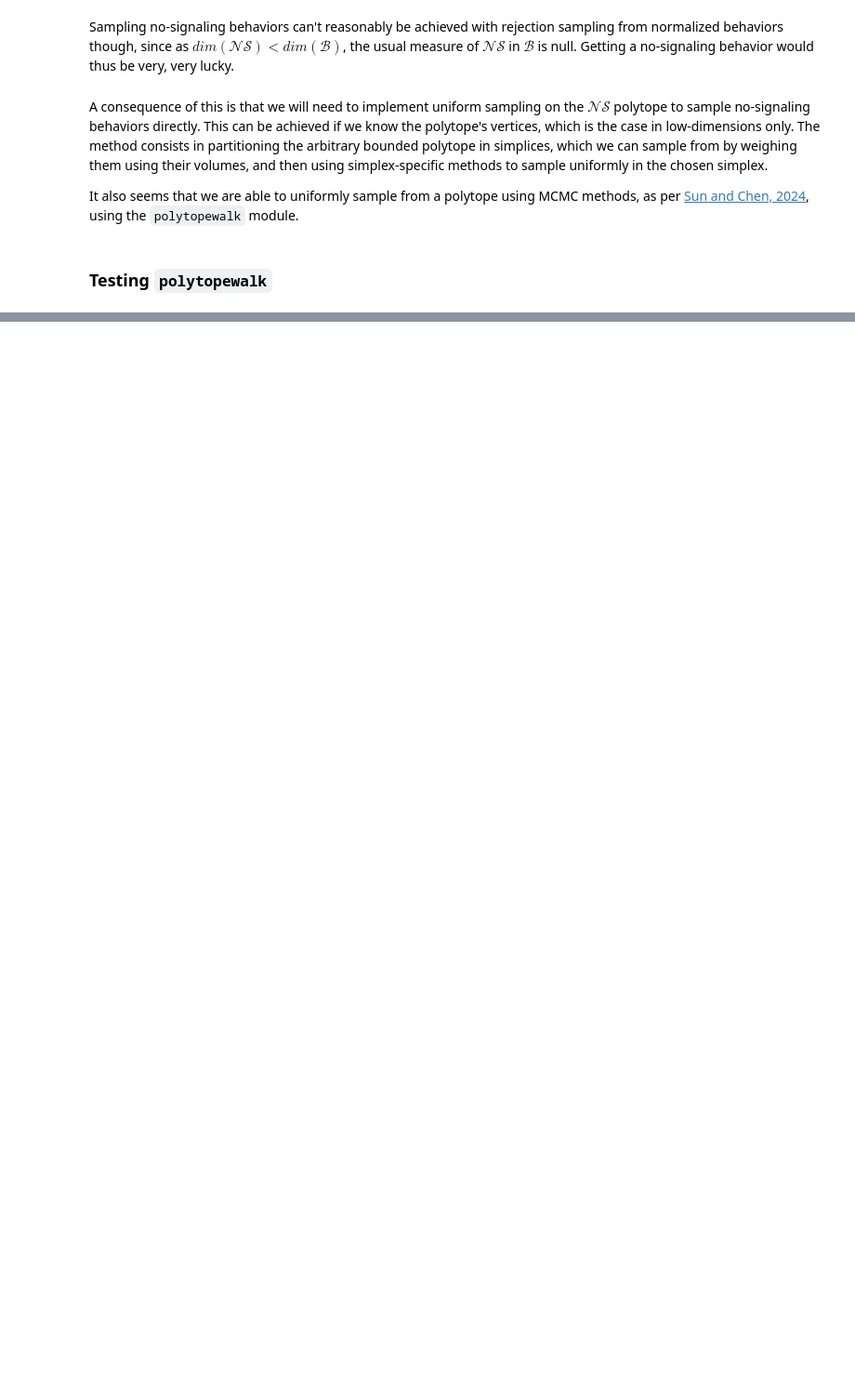
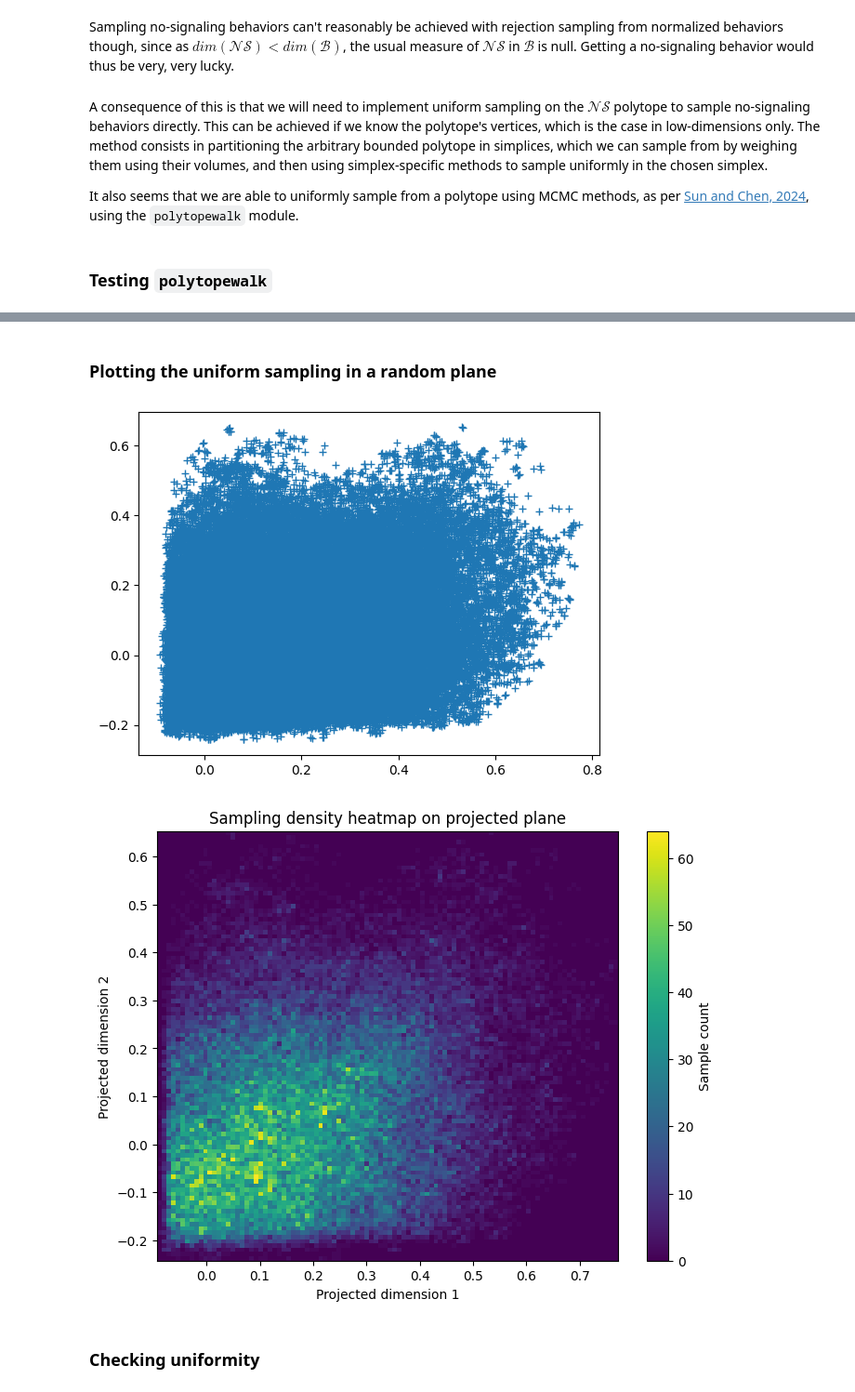
Before and after one commit to LgBossu/full-dimensional-srns-explorer, a Jupyter notebook: code/first_tests.ipynb, the cells around one changed output, grey strips where cells are left out. Shown at 93% size. Drawn from its saved outputs; the diff is of its cells as text; code cells hidden in the pictures; blank space fills up the shorter version.

Commit message:
Checking sampling uniformity after having debugged ns tests in Behavior class

```diff
--- a/code/first_tests.ipynb
+++ b/code/first_tests.ipynb
@@ -298,2 +293,45 @@ INFO       | Test center point: [ 5.00000000e-01 -7.27487666e-16  2.50000000e-01
+# %% [markdown]
+### Plotting the uniform sampling in a random plane
 # %%
-# help(pw.sparse.SparseCenter)
+# Pick a random behavior from the samples
+from random import choice
+
+import matplotlib.pyplot as plt
+
+ref_vector = choice(samples_og)
+
+# Build a projector onto a plane orthogonal to the vector
+def projector(v):
+    """
+    Build a projector onto a plane orthogonal to the vector v
+    v is assumed to be normalized
+    """
+    # Get the dimension of the vector
+    d = len(v)
+    # Build the projector matrix
+    P = np.eye(d) - np.outer(v, v)/np.dot(v, v)
+    indices = np.random.choice(range(d), 2, replace=False)
+    return P[indices,:]  # Keep only the first two rows to get a 2D projector
+proj = projector(ref_vector)
+
+# Project the samples onto the plane
+projected_samples = np.dot(proj, samples_og.T).T
+
+# Plot the samples
+
+plt.plot(projected_samples[:,0], projected_samples[:,1], '+')
+plt.show()
+
+# Plot a 2D histogram (heatmap) of the projected samples
+plt.figure(figsize=(8, 6))
+plt.hist2d(projected_samples[:, 0], projected_samples[:, 1], bins=100, cmap='viridis')
+plt.colorbar(label='Sample count')
+plt.xlabel('Projected dimension 1')
+plt.ylabel('Projected dimension 2')
+plt.title('Sampling density heatmap on projected plane')
+plt.show()
+# %% [output]
+[figure, added]
+[figure, added]
+# %% [markdown]
+### Checking uniformity
```
Also changed, not shown: parts of 6 cells of this notebook, 2 other files.
